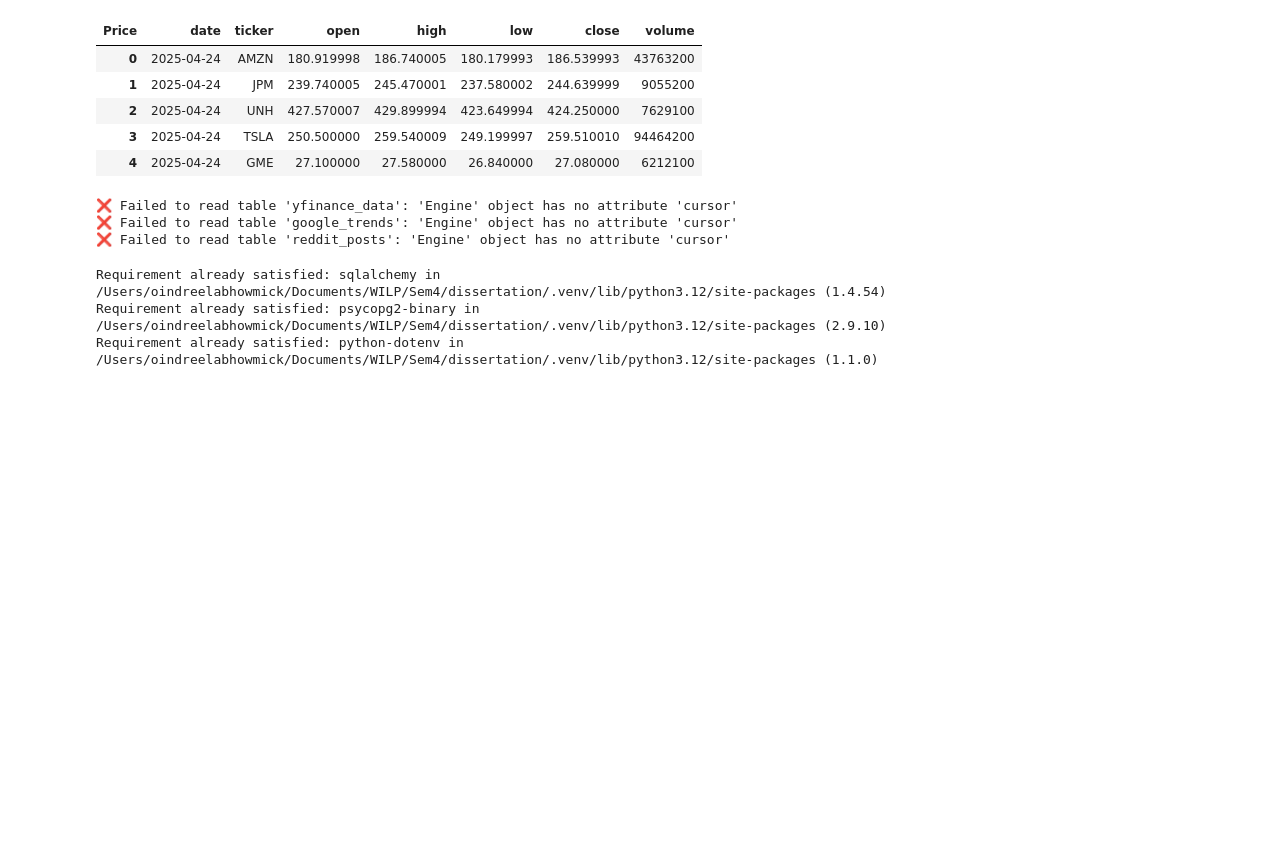
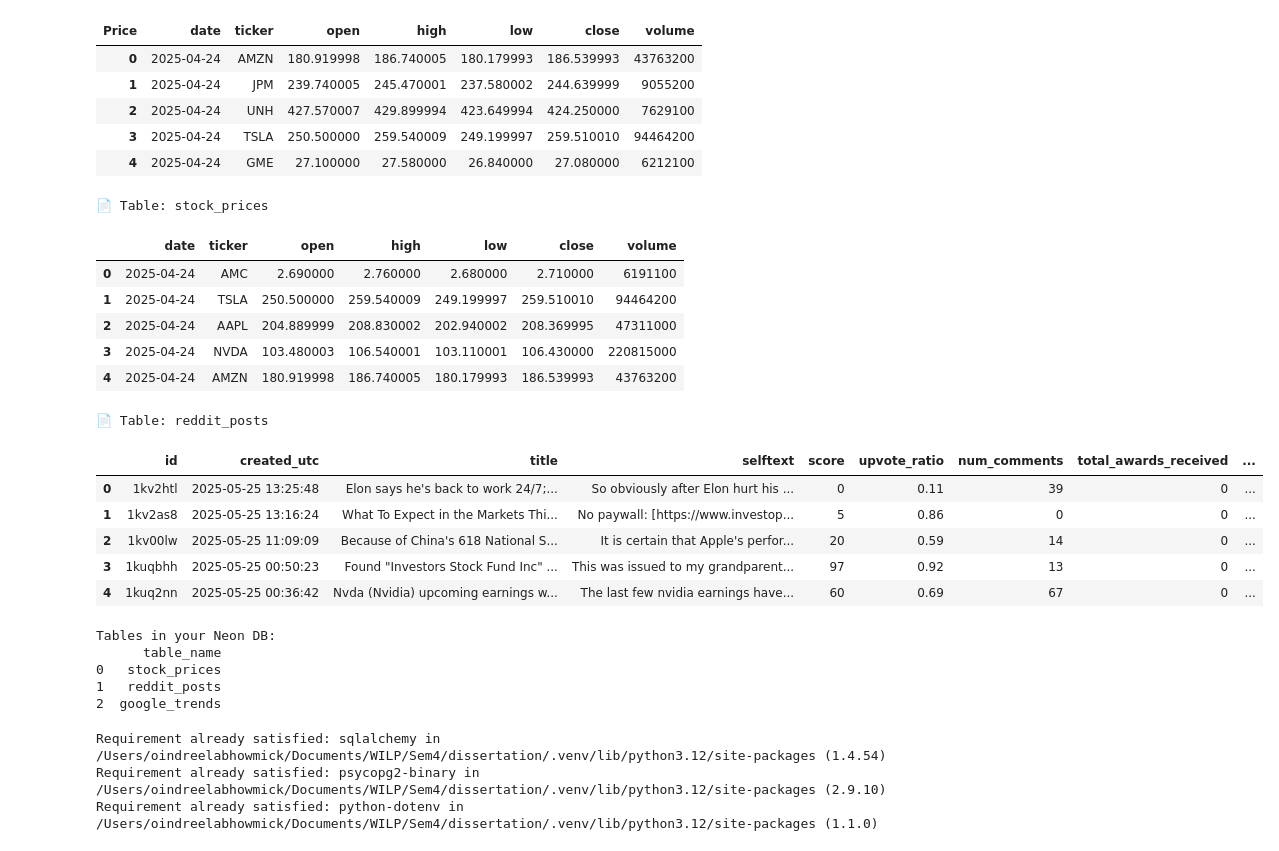
Before and after one commit to oindreelabh/online-portfolio-optimization, a Jupyter notebook: notebooks/01_data_exploration.ipynb, the cells around one changed output. Drawn from its saved outputs; the diff is of its cells as text; code cells hidden in the pictures; blank space fills up the shorter version.

```diff
--- a/notebooks/01_data_exploration.ipynb
+++ b/notebooks/01_data_exploration.ipynb
@@ -71,29 +71,59 @@ flat_df.head()
 # %%
 import pandas as pd
 from sqlalchemy import create_engine
 
 # Replace with your actual Neon DB URL
-neon_db_url = os.getenv("NEON_DB_URL")
+neon_db_url = "test"
 
 # Create SQLAlchemy engine
 engine = create_engine(neon_db_url)
 
 # List of your table names
-tables = ['yfinance_data', 'google_trends', 'reddit_posts']
+tables = ['stock_prices', 'reddit_posts']
 
 # Read and display each table
 for table in tables:
     try:
         query = f"SELECT * FROM {table}"
-        df = pd.read_sql_query(query, con=engine)
+        with engine.connect() as conn:
+            df = pd.read_sql(query, con=conn.connection)  # Use the .connection attribute!
         print(f"\n📄 Table: {table}")
         display(df.head())
     except Exception as e:
         print(f"❌ Failed to read table '{table}': {e}")
 # %% [output]
-❌ Failed to read table 'yfinance_data': 'Engine' object has no attribute 'cursor'
-❌ Failed to read table 'google_trends': 'Engine' object has no attribute 'cursor'
-❌ Failed to read table 'reddit_posts': 'Engine' object has no attribute 'cursor'
+📄 Table: stock_prices
+|  | date | ticker | open | high | low | close | volume |
+| 0 | 2025-04-24 | AMC | 2.690000 | 2.760000 | 2.680000 | 2.710000 | 6191100 |
+| 1 | 2025-04-24 | TSLA | 250.500000 | 259.540009 | 249.199997 | 259.510010 | 94464200 |
+| 2 | 2025-04-24 | AAPL | 204.889999 | 208.830002 | 202.940002 | 208.369995 | 47311000 |
+| 3 | 2025-04-24 | NVDA | 103.480003 | 106.540001 | 103.110001 | 106.430000 | 220815000 |
+| 4 | 2025-04-24 | AMZN | 180.919998 | 186.740005 | 180.179993 | 186.539993 | 43763200 |
+📄 Table: reddit_posts
+|  | id | created_utc | title | selftext | score | upvote_ratio | num_comments | total_awards_received | ... |
+| 0 | 1kv2htl | 2025-05-25 13:25:48 | Elon says he's back to work 24/7;... | So obviously after Elon hurt his ... | 0 | 0.11 | 39 | 0 | ... |
+| 1 | 1kv2as8 | 2025-05-25 13:16:24 | What To Expect in the Markets Thi... | No paywall: [https://www.investop... | 5 | 0.86 | 0 | 0 | ... |
+| 2 | 1kv00lw | 2025-05-25 11:09:09 | Because of China's 618 National S... | It is certain that Apple's perfor... | 20 | 0.59 | 14 | 0 | ... |
+| 3 | 1kuqbhh | 2025-05-25 00:50:23 | Found "Investors Stock Fund Inc" ... | This was issued to my grandparent... | 97 | 0.92 | 13 | 0 | ... |
+| 4 | 1kuq2nn | 2025-05-25 00:36:42 | Nvda (Nvidia) upcoming earnings w... | The last few nvidia earnings have... | 60 | 0.69 | 67 | 0 | ... |
+# %%
+query = """
+SELECT table_name
+FROM information_schema.tables
+WHERE table_schema = 'public'
+  AND table_type = 'BASE TABLE';
+"""
+
+with engine.connect() as conn:
+    df = pd.read_sql(query, conn.connection)
+print("Tables in your Neon DB:")
+print(df)
+# %% [output]
+Tables in your Neon DB:
+      table_name
+0   stock_prices
+1   reddit_posts
+2  google_trends
 # %%
 !pip install sqlalchemy psycopg2-binary python-dotenv
 # %% [output]
```
Also changed, not shown: parts of 6 cells of this notebook, 5 other files.
